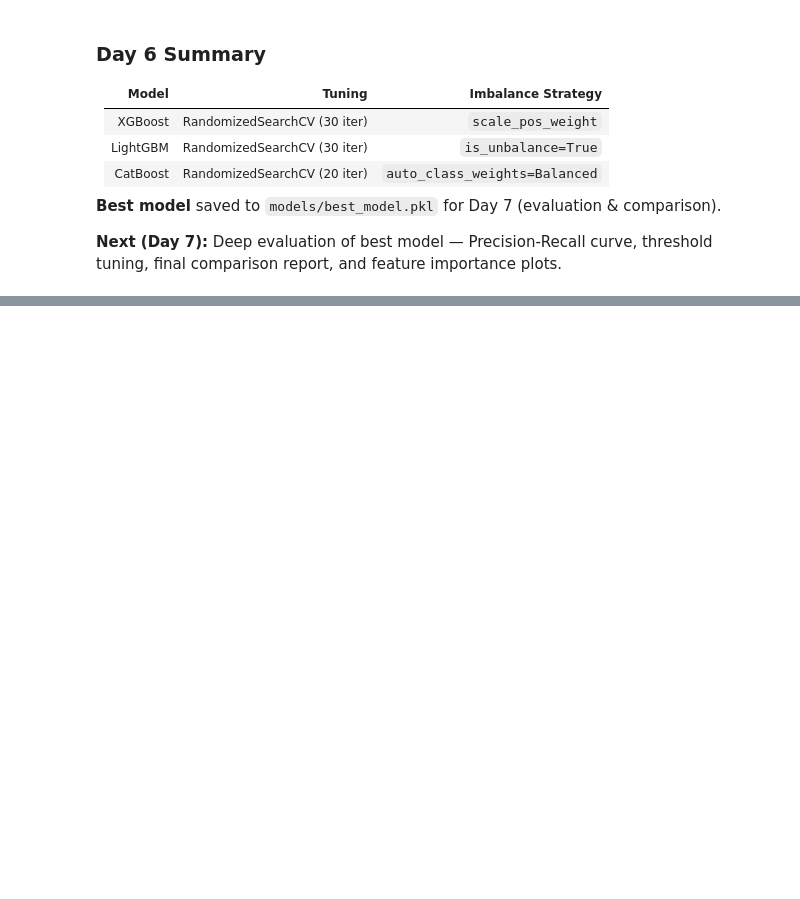
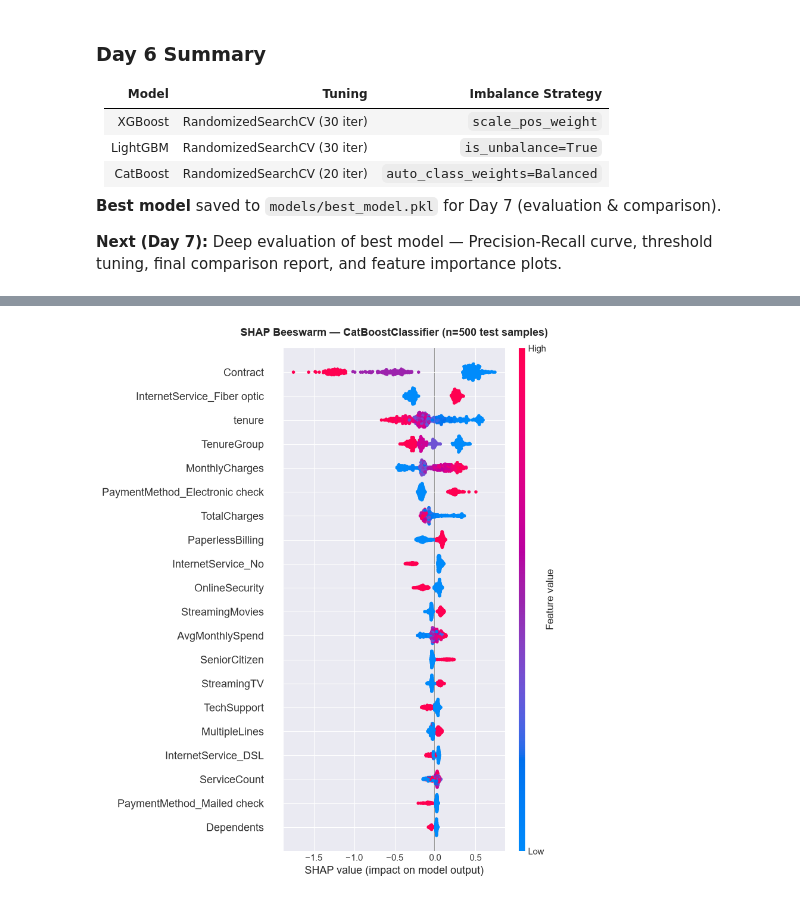
Before and after one commit to Spandana-hub/Customer_churn_prediction, a Jupyter notebook: notebooks/customer_churn_analysis.ipynb, the cells around one changed output, grey strips where cells are left out. Cells and saved outputs as stored; diff of their text form; code cells hidden in the pictures; blank space fills up the shorter version.

```diff
--- a/notebooks/customer_churn_analysis.ipynb
+++ b/notebooks/customer_churn_analysis.ipynb
@@ -1648,0 +1757,21 @@ threshold tuning, final comparison report, and feature importance plots.
+# %%
+# Use a background sample for SHAP (improves speed)
+shap.initjs()
+
+# Sample 500 rows for speed (full test = ~1,408 rows)
+np.random.seed(42)
+sample_idx = np.random.choice(len(X_test), size=min(500, len(X_test)), replace=False)
+X_sample = X_test.iloc[sample_idx].reset_index(drop=True)
+y_sample = y_test.iloc[sample_idx].reset_index(drop=True)
+
+explainer   = shap.TreeExplainer(best_model)
+shap_values = explainer.shap_values(X_sample)
+
+# For binary classification some models return list [class0, class1]
+if isinstance(shap_values, list):
+    shap_vals = shap_values[1]   # class 1 = Churn
+else:
+    shap_vals = shap_values
+
+print(f'SHAP values shape: {shap_vals.shape}')
+print(f'Expected value (base rate): {explainer.expected_value if not isinstance(explainer.expected_value, list) else explainer.expected_value[1]:.4f}')
@@ -1648,0 +1788,15 @@ threshold tuning, final comparison report, and feature importance plots.
+# %%
+plt.figure(figsize=(10, 9))
+shap.summary_plot(
+    shap_vals, X_sample,
+    plot_type='dot',
+    max_display=20,
+    show=False
+)
+plt.title(f'SHAP Beeswarm — {model_name} (n=500 test samples)',
+          fontsize=13, fontweight='bold', pad=15)
+plt.tight_layout()
+plt.savefig(IMAGES_DIR / 'shap_beeswarm.png', dpi=FIG_DPI, bbox_inches='tight')
+plt.show()
+# %% [output]
+[figure, added]
```
Also changed, not shown: parts of 24 cells of this notebook, 11 other files.
